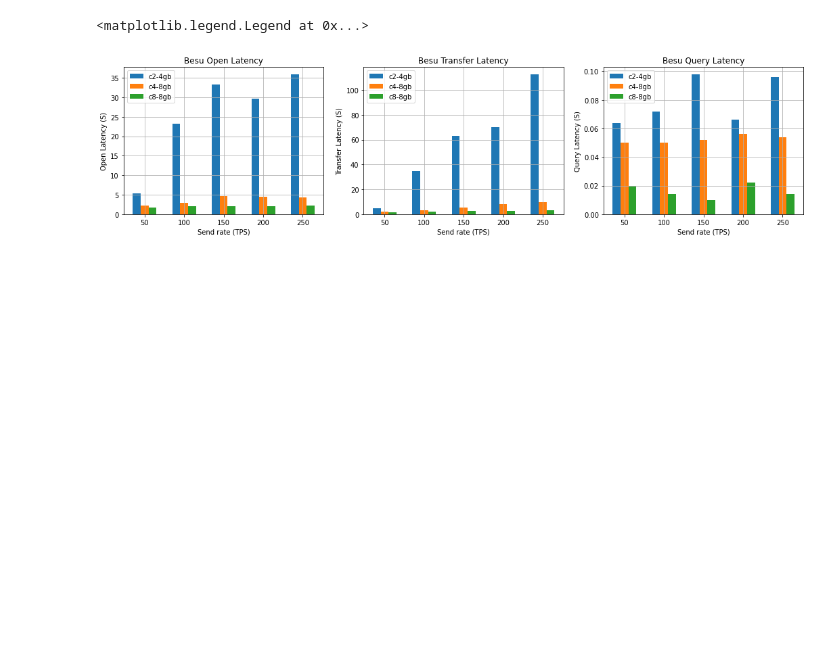
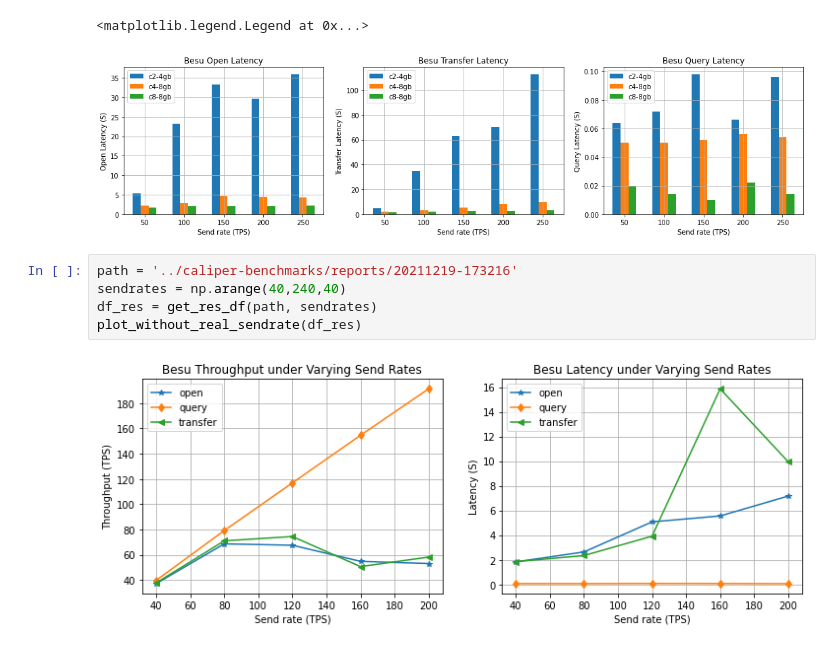
Before and after one commit to CaixiangFan/besu-benchmark, a Jupyter notebook: src/data_process.ipynb, the cells around one changed output. Cells and saved outputs as stored; diff of their text form; blank space fills up the shorter version.

```diff
--- a/src/data_process.ipynb
+++ b/src/data_process.ipynb
@@ -380,3 +380,10 @@ axs[2].legend(loc='upper left')
 # %% [output]
 <matplotlib.legend.Legend at 0x...>
 [figure]
+# %%
+path = '../caliper-benchmarks/reports/20211219-173216'
+sendrates = np.arange(40,240,40)
+df_res = get_res_df(path, sendrates)
+plot_without_real_sendrate(df_res)
+# %% [output]
+[figure, added]
```
